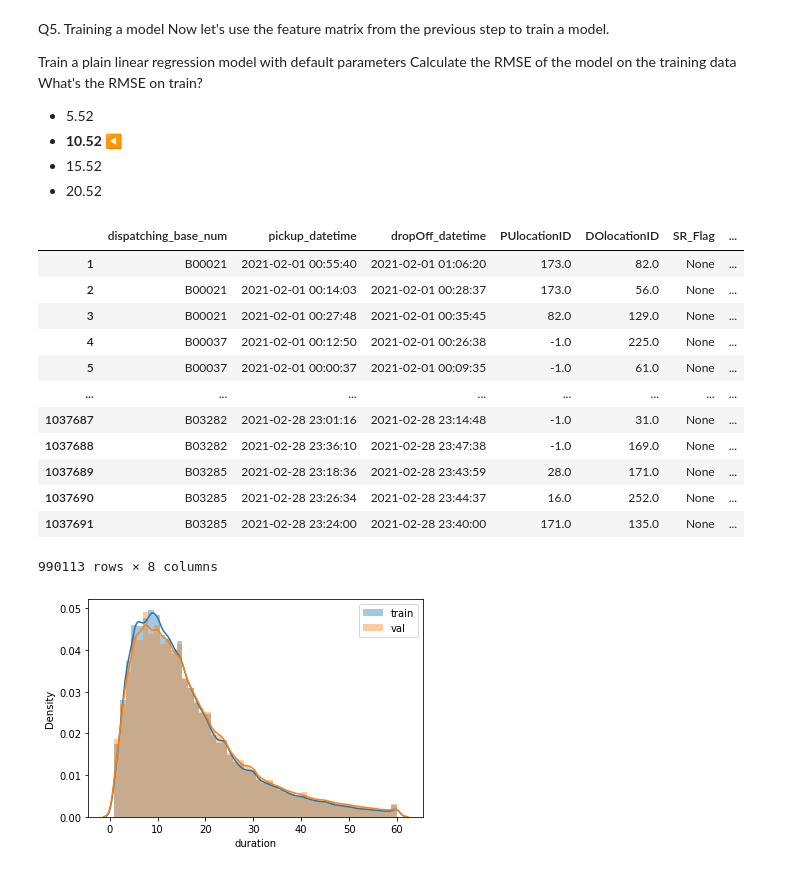
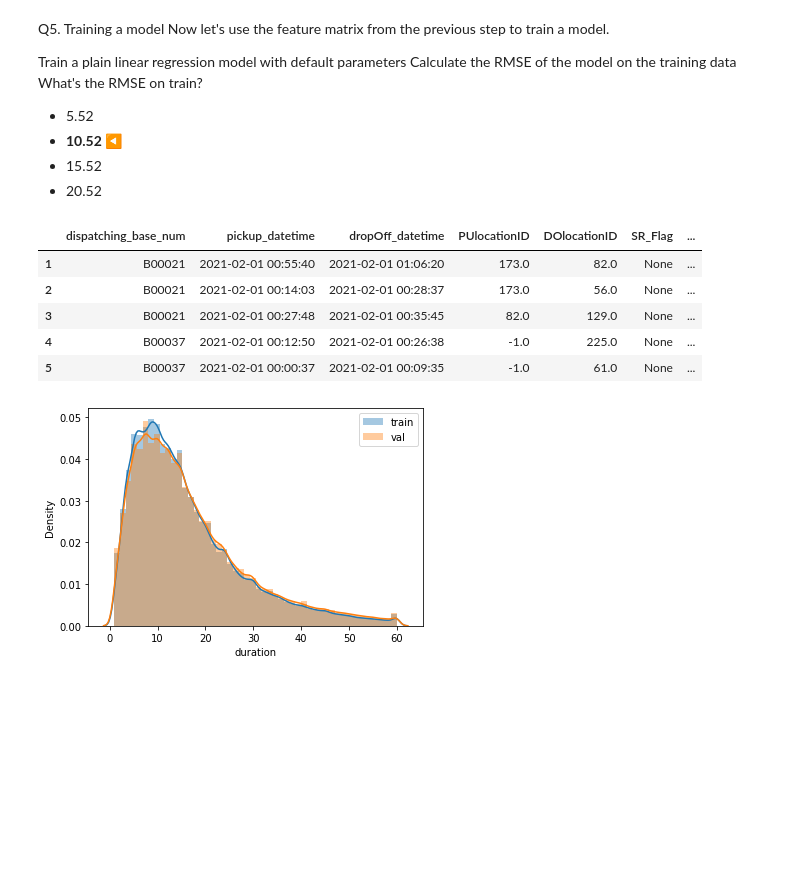
Before and after one commit to pkams/MLOps-Zoomcamp, a Jupyter notebook: MLOPS_Zoomcamp_Homework_1.ipynb, the cells around one changed output. Cells and saved outputs as stored; diff of their text form; code cells hidden in the pictures; blank space fills up the shorter version.

```diff
--- a/MLOPS_Zoomcamp_Homework_1.ipynb
+++ b/MLOPS_Zoomcamp_Homework_1.ipynb
@@ -198,21 +198,14 @@ val_dicts = df_val[['PUlocationID', 'DOlocationID']].to_dict(orient='records')
 X_val = dv.transform(val_dicts)
 y_val = df_val['duration'].values
 # %%
-df_val
+df_val.head()
 # %% [output]
 |  | dispatching_base_num | pickup_datetime | dropOff_datetime | PUlocationID | DOlocationID | SR_Flag | ... |
 | 1 | B00021 | 2021-02-01 00:55:40 | 2021-02-01 01:06:20 | 173.0 | 82.0 | None | ... |
 | 2 | B00021 | 2021-02-01 00:14:03 | 2021-02-01 00:28:37 | 173.0 | 56.0 | None | ... |
 | 3 | B00021 | 2021-02-01 00:27:48 | 2021-02-01 00:35:45 | 82.0 | 129.0 | None | ... |
 | 4 | B00037 | 2021-02-01 00:12:50 | 2021-02-01 00:26:38 | -1.0 | 225.0 | None | ... |
 | 5 | B00037 | 2021-02-01 00:00:37 | 2021-02-01 00:09:35 | -1.0 | 61.0 | None | ... |
-| ... | ... | ... | ... | ... | ... | ... | ... |
-| 1037687 | B03282 | 2021-02-28 23:01:16 | 2021-02-28 23:14:48 | -1.0 | 31.0 | None | ... |
-| 1037688 | B03282 | 2021-02-28 23:36:10 | 2021-02-28 23:47:38 | -1.0 | 169.0 | None | ... |
-| 1037689 | B03285 | 2021-02-28 23:18:36 | 2021-02-28 23:43:59 | 28.0 | 171.0 | None | ... |
-| 1037690 | B03285 | 2021-02-28 23:26:34 | 2021-02-28 23:44:37 | 16.0 | 252.0 | None | ... |
-| 1037691 | B03285 | 2021-02-28 23:24:00 | 2021-02-28 23:40:00 | 171.0 | 135.0 | None | ... |
-990113 rows × 8 columns
 # %%
 sns.distplot(limited_duration_df['duration'], label='train')
 sns.distplot(df_val['duration'], label='val')
```
